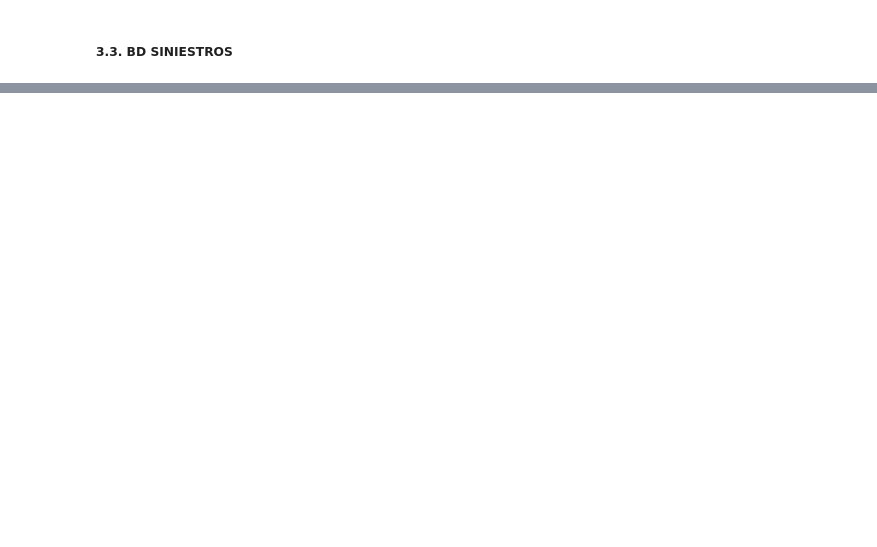
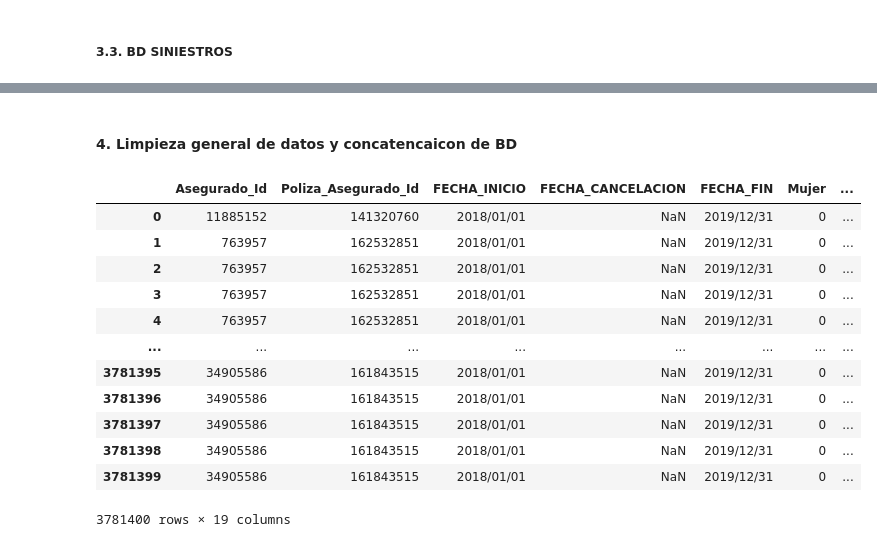
Before and after one commit to JavierBurgos-web/Alll_Proyecto_Finanzas, a Jupyter notebook: 3_notebook/a_exploracion.ipynb, the cells around one changed output, grey strips where cells are left out. Cells and saved outputs as stored; diff of their text form; code cells hidden in the pictures; blank space fills up the shorter version.

```diff
--- a/3_notebook/a_exploracion.ipynb
+++ b/3_notebook/a_exploracion.ipynb
@@ -328,0 +331,24 @@ axs[2].set(xlabel=None, title='Valor por evento');
+# %% [markdown]
+#### **4. Limpieza general de datos y concatencaicon de BD**
+# %%
+sociodemograficos = sociodemograficos[sociodemograficos['Mujer'] != -1]
+sociodemograficos = sociodemograficos.dropna()
+siniestros['Mes_Pago'] = siniestros['Mes_Pago'].astype(str).str[:4] + '/' + siniestros['Mes_Pago'].astype(str).str[4:]
+# %%
+merged_data = pd.merge(expuestos, sociodemograficos, on='Asegurado_Id', how='inner')
+merged_data = pd.merge(merged_data, siniestros, on='Asegurado_Id', how='inner')
+merged_data
+# %% [output]
+|  | Asegurado_Id | Poliza_Asegurado_Id | FECHA_INICIO | FECHA_CANCELACION | FECHA_FIN | Mujer | ... |
+| 0 | 11885152 | 141320760 | 2018/01/01 | NaN | 2019/12/31 | 0 | ... |
+| 1 | 763957 | 162532851 | 2018/01/01 | NaN | 2019/12/31 | 0 | ... |
+| 2 | 763957 | 162532851 | 2018/01/01 | NaN | 2019/12/31 | 0 | ... |
+| 3 | 763957 | 162532851 | 2018/01/01 | NaN | 2019/12/31 | 0 | ... |
+| 4 | 763957 | 162532851 | 2018/01/01 | NaN | 2019/12/31 | 0 | ... |
+| ... | ... | ... | ... | ... | ... | ... | ... |
+| 3781395 | 34905586 | 161843515 | 2018/01/01 | NaN | 2019/12/31 | 0 | ... |
+| 3781396 | 34905586 | 161843515 | 2018/01/01 | NaN | 2019/12/31 | 0 | ... |
+| 3781397 | 34905586 | 161843515 | 2018/01/01 | NaN | 2019/12/31 | 0 | ... |
+| 3781398 | 34905586 | 161843515 | 2018/01/01 | NaN | 2019/12/31 | 0 | ... |
+| 3781399 | 34905586 | 161843515 | 2018/01/01 | NaN | 2019/12/31 | 0 | ... |
+3781400 rows × 19 columns
```
Also changed, not shown: parts of 3 cells of this notebook.
